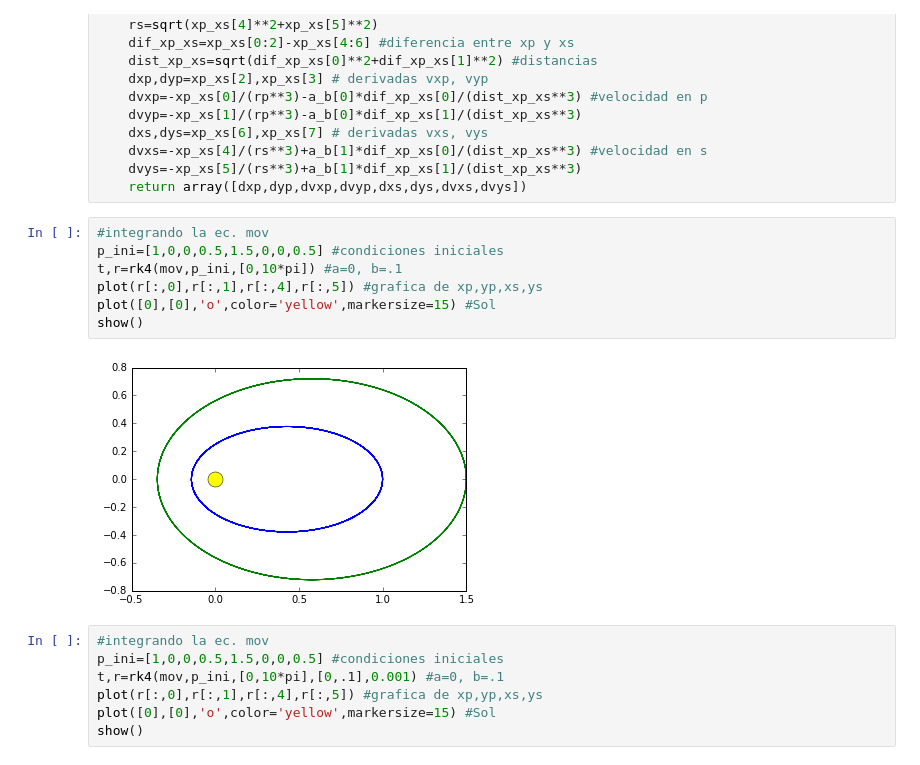
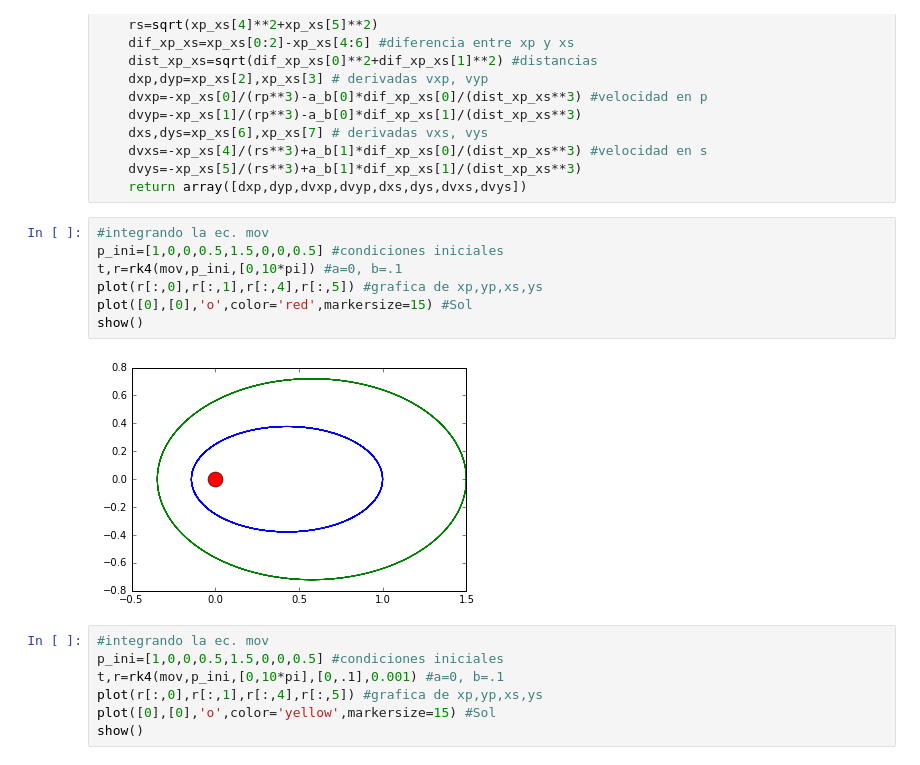
Before and after one commit to iselplabo93/Integradores, a Jupyter notebook: Movimiento_dos_planetas.ipynb, the cells around one changed output. Drawn from its saved outputs; the diff is of its cells as text.

```diff
--- a/Movimiento_dos_planetas.ipynb
+++ b/Movimiento_dos_planetas.ipynb
@@ -38,12 +38,12 @@ def mov(xp_xs,t,a_b=[0,0]): #ecuaciones de movimiento, a y b relacionados con la
 # %%
 #integrando la ec. mov
 p_ini=[1,0,0,0.5,1.5,0,0,0.5] #condiciones iniciales
 t,r=rk4(mov,p_ini,[0,10*pi]) #a=0, b=.1
 plot(r[:,0],r[:,1],r[:,4],r[:,5]) #grafica de xp,yp,xs,ys
-plot([0],[0],'o',color='yellow',markersize=15) #Sol
+plot([0],[0],'o',color='red',markersize=15) #Sol
 show()
 # %% [output]
-[figure, old version]
+[figure, new version]
 # %%
 #integrando la ec. mov
 p_ini=[1,0,0,0.5,1.5,0,0,0.5] #condiciones iniciales
```
